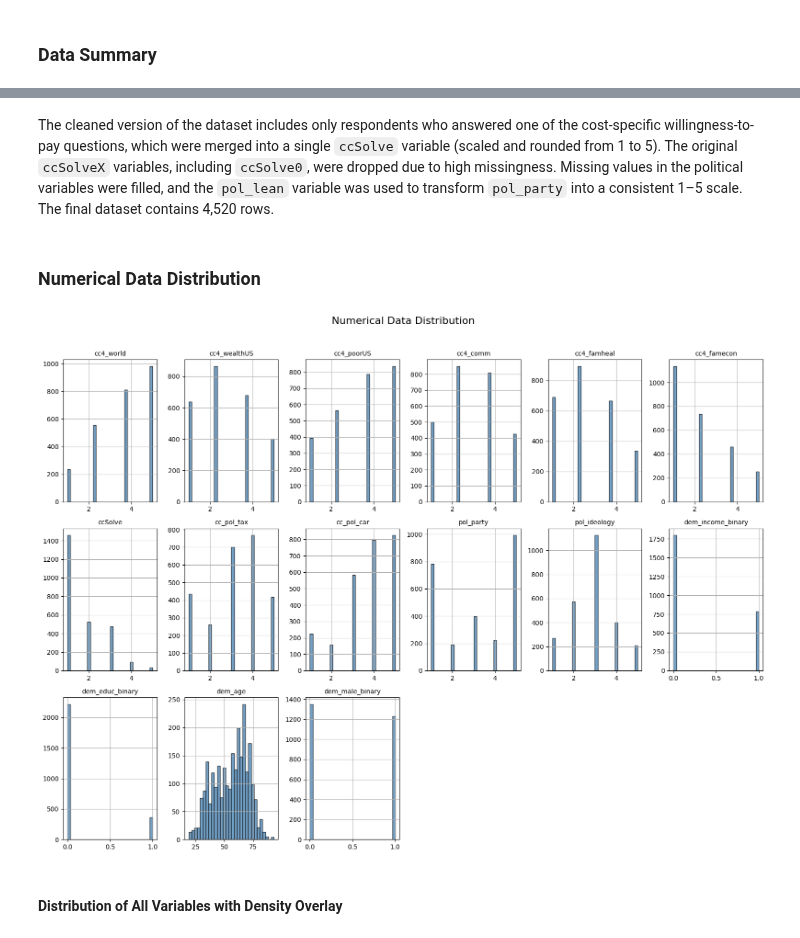
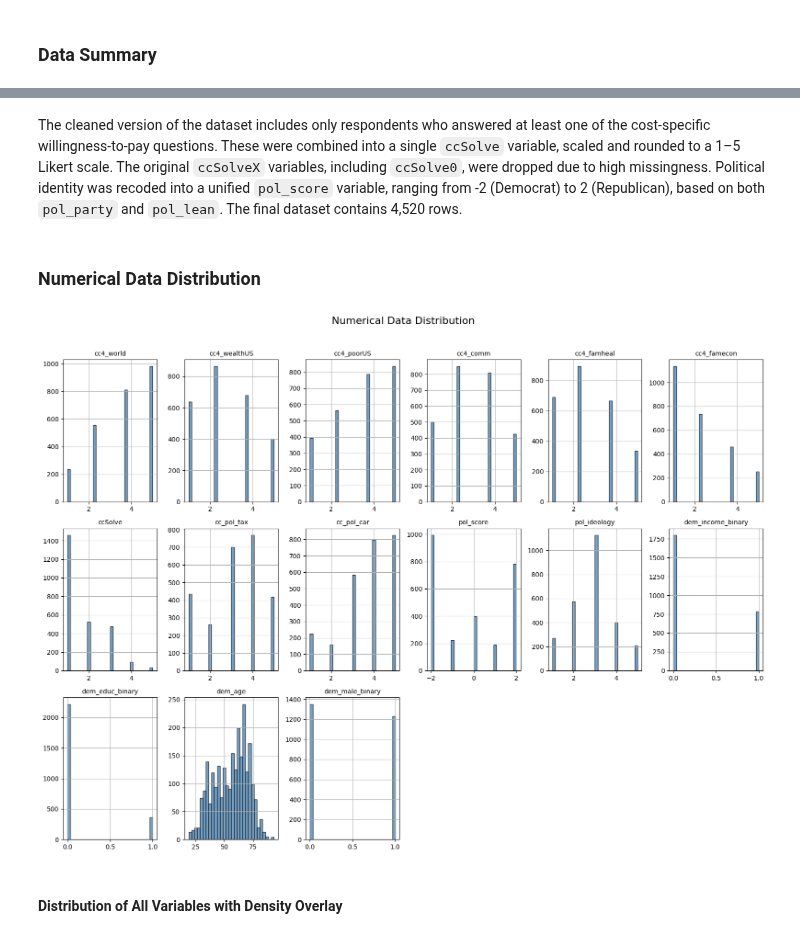
Before and after one commit to paraskevasleivadaros/climate-opinions-and-elections, a Jupyter notebook: notebooks/eda.ipynb, the cells around one changed output, grey strips where cells are left out. Cells and saved outputs as stored; diff of their text form; code cells hidden in the pictures.

```diff
--- a/notebooks/eda.ipynb
+++ b/notebooks/eda.ipynb
@@ -380,6 +387,6 @@ skim(df_numeric)
 ╰────────────────────────────────────────────────────── End ──────────────────────────────────────────────────────╯
 # %% [markdown]
-The cleaned version of the dataset includes only respondents who answered one of the cost-specific willingness-to-pay questions, which were merged into a single `ccSolve` variable (scaled and rounded from 1 to 5). The original `ccSolveX` variables, including `ccSolve0`, were dropped due to high missingness. Missing values in the political variables were filled, and the `pol_lean` variable was used to transform `pol_party` into a consistent 1–5 scale. The final dataset contains 4,520 rows.
+The cleaned version of the dataset includes only respondents who answered at least one of the cost-specific willingness-to-pay questions. These were combined into a single `ccSolve` variable, scaled and rounded to a 1–5 Likert scale. The original `ccSolveX` variables, including `ccSolve0`, were dropped due to high missingness. Political identity was recoded into a unified `pol_score` variable, ranging from -2 (Democrat) to 2 (Republican), based on both `pol_party` and `pol_lean`. The final dataset contains 4,520 rows.
 # %% [markdown]
 ### Numerical Data Distribution
 # %%
@@ -389,35 +396,35 @@ import matplotlib.pyplot as plt
 # Load your dataset
 df = pd.read_csv('../data/5-cleaned_data_3waves.csv', low_memory=False)
 
 # Select only the relevant numeric variables
 columns_of_interest = [
-    "cc4_world", "cc4_wealthUS", "cc4_poorUS", "cc4_comm", "cc4_famheal", "cc4_famecon", "ccSolve", "cc_pol_tax", "cc_pol_car", "pol_party", "pol_ideology", "dem_income_binary", "dem_educ_binary", "dem_age", "dem_male_binary"
+    "cc4_world", "cc4_wealthUS", "cc4_poorUS", "cc4_comm", "cc4_famheal", "cc4_famecon", "ccSolve", "cc_pol_tax", "cc_pol_car", "pol_score", "pol_ideology", "dem_income_binary", "dem_educ_binary", "dem_age", "dem_male_binary"
 ]
 
 # Select only numerical columns
 df_num = df[columns_of_interest]
 
 # Plot histograms for numerical columns with improved layout
 num_cols = len(df_num.columns)
 nrows = (num_cols // 6) + (num_cols % 6 > 0)
 fig, axes = plt.subplots(nrows=nrows, ncols=6, figsize=(16, 12))
 axes = axes.flatten()
 
 for i, col in enumerate(df_num.columns):
     df_num[col].hist(ax=axes[i], bins=30, alpha=0.75, color="steelblue", edgecolor="black")
     axes[i].set_title(col, fontsize=10)
     axes[i].set_xlabel("")
     axes[i].set_ylabel("")
 
 # Hide any unused subplots
 for j in range(i + 1, len(axes)):
     fig.delaxes(axes[j])
 
 plt.suptitle("Numerical Data Distribution", fontsize=16)
 plt.tight_layout(rect=[0, 0, 1, 0.96])
 plt.show()
 # %% [output]
-[figure, old version]
+[figure, new version]
 # %% [markdown]
 #### Distribution of All Variables with Density Overlay
 # %%
```
Also changed, not shown: parts of 11 cells of this notebook, 2 other files.
